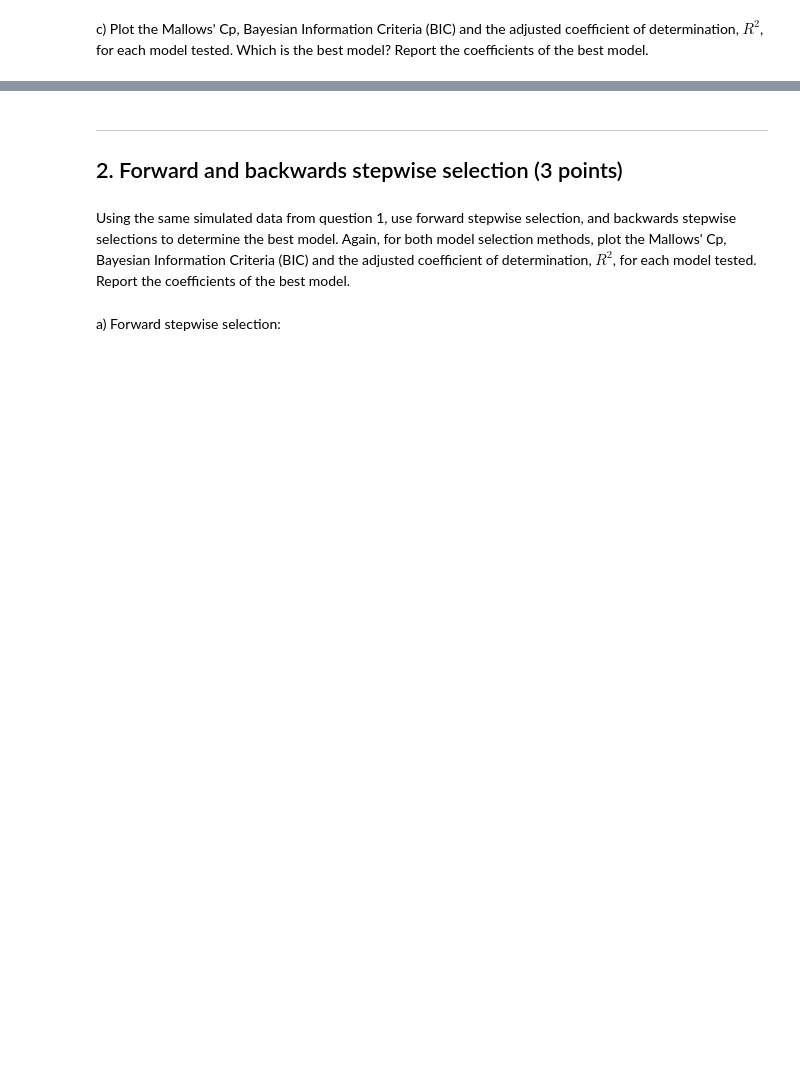
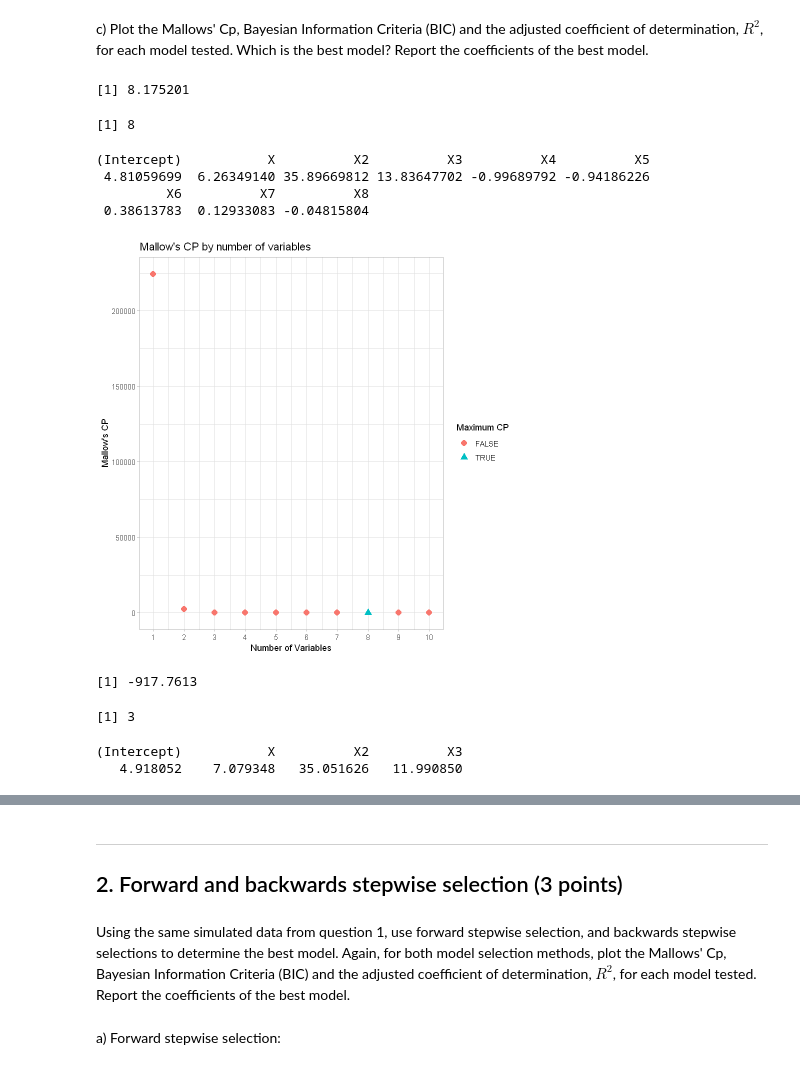
Before and after one commit to tardifmc/Tardif_DSPN_S22, a Jupyter notebook: Homework10.ipynb, the cells around one changed output, grey strips where cells are left out. Cells and saved outputs as stored; diff of their text form; code cells hidden in the pictures; blank space fills up the shorter version.

```diff
--- a/Homework10.ipynb
+++ b/Homework10.ipynb
@@ -24,12 +54,13 @@ b) Use `regsubsets()` to perform best subset selection to determine the best mod
 
 For this you will need to install and load the _leaps_ library.
 # %%
-#install.packages("leaps")
+#loop for the X^i data
+for (i in 2:10) {
+  df[paste0("X",i)] <- df$X^i
+}
+head(df)
+
 library(leaps)
-
-regfit.full <- regsubsets(Y~., df, nvmax=10) #< "nvmax" allows the model selection to include up to 19 variables (limited to 8 by default)
+regfit.full <- regsubsets(Y ~ ., df, nvmax=10)
 reg.summary <- summary(regfit.full)
 reg.summary
-
-# See what is included in the summary object
-attributes(reg.summary)
@@ -44,37 +128,54 @@ attributes(reg.summary)
 # %% [markdown]
 c) Plot the Mallows' Cp, Bayesian Information Criteria (BIC) and the adjusted coefficient of determination, $R^2$, for each model tested. Which is the best model? Report the coefficients of the best model.
 # %%
-# WRITE YOUR CODE HERE
-
-# Uncomment the model fit measures you want to look at.
-
 numvar = 1:length(reg.summary$rss)# Make a vector that lists the number of variables in sequence, from 1 to 19.
 allfalse = rep(FALSE,length(reg.summary$rss))# Starting point for an indicator that marks the best model choice for each metric.
 
-# #rss
-# rss.df <- data.frame(numvar = numvar, rss = reg.summary$rss, minrss = allfalse)
-# rss.df$minrss[which.min(reg.summary$rss)] <- TRUE
-# ggplot(rss.df,aes(x=numvar,y=rss,shape=minrss,col=minrss)) +
-#     geom_point(size=3) + theme_light() +
-#     labs(x = "Number of Variables", y = "RSS", color="Minimum RSS", shape="Minimum RSS")
+#mallow's cp
+ cp.df <- data.frame(numvar = numvar, cp <- reg.summary$cp, mincp <- allfalse)
+ cp.df$mincp[which.min(reg.summary$cp)] <- TRUE
+ ggplot(cp.df,aes(x=numvar,y=cp,shape=mincp,col=mincp)) +
+     geom_point(size=3) + theme_light() + scale_x_continuous(breaks=seq(0,10,1)) +
+     labs(x = "Number of Variables", y = "Mallow's CP", color="Maximum CP",
+          shape="Maximum CP", title = "Mallow's CP by number of variables")
+
+print(min(cp))
+which.min(cp)
+coef(regfit.full, which.min(cp))
+
+# #bic
+ bic.df <- data.frame(numvar = numvar,bic <- reg.summary$bic, minbic <- allfalse)
+ bic.df$minbic[which.min(reg.summary$bic)] <- TRUE
+ ggplot(bic.df,aes(x=numvar,y=bic,shape=minbic,col=minbic)) +
+     geom_point(size=3) + theme_light() + scale_x_continuous(breaks=seq(0,10,1)) +
+     labs(x = "Number of Variables", y = "BIC", color="Minimum BIC",
+          shape="Minimum BIC", title = "Bayesian Information Criteria (BIC) by number of variables")
+
+
+print(min(bic))
+which.min(bic)
+coef(regfit.full, which.min(bic))
 
 #adjr2
 adjr2.df <- data.frame(numvar = numvar, adjr2 <- reg.summary$adjr2, maxadjr2 <- allfalse)
 adjr2.df$maxadjr2[which.max(reg.summary$adjr2)] <- TRUE
 ggplot(adjr2.df,aes(x=numvar,y=adjr2,shape=maxadjr2,col=maxadjr2)) +
-    geom_point(size=3) + theme_light() +
-    labs(x = "Number of Variables", y = 'Adj'~R^2, color='Maximum Adj'~R^2, shape='Maximum Adj'~R^2)
+    geom_point(size=3) + theme_light() + scale_x_continuous(breaks=seq(0,10,1)) +
+    labs(x = "Number of Variables", y = 'Adj'~R^2, color='Maximum Adj'~R^2,
+         shape='Maximum Adj'~R^2, title = "Adjusted coefficient of determination R^2 by number of variables")
 
-# #mallow's cp
- cp.df <- data.frame(numvar = numvar, cp <- reg.summary$cp, mincp <- allfalse)
- cp.df$mincp[which.min(reg.summary$cp)] <- TRUE
- ggplot(cp.df,aes(x=numvar,y=cp,shape=mincp,col=mincp)) +
-     geom_point(size=3) + theme_light() +
-     labs(x = "Number of Variables", y = "Mallow's CP", color="Maximum CP", shape="Maximum CP")
-
-# #bic
- bic.df <- data.frame(numvar = numvar,bic <- reg.summary$bic, minbic <- allfalse)
- bic.df$minbic[which.min(reg.summary$bic)] <- TRUE
- ggplot(bic.df,aes(x=numvar,y=bic,shape=minbic,col=minbic)) +
-     geom_point(size=3) + theme_light() +
-     labs(x = "Number of Variables", y = "BIC", color="Minimum BIC", shape="Minimum BIC")
+print(max(adjr2))
+which.max(adjr2)
+coef(regfit.full, which.max(adjr2))
+# %% [output]
+[1] 8.175201
+[1] 8
+(Intercept)           X          X2          X3          X4          X5
+ 4.81059699  6.26349140 35.89669812 13.83647702 -0.99689792 -0.94186226
+         X6          X7          X8
+ 0.38613783  0.12933083 -0.04815804
+[figure, added]
+[1] -917.7613
+[1] 3
+(Intercept)           X          X2          X3
+   4.918052    7.079348   35.051626   11.990850
```
Also changed, not shown: parts of 14 cells of this notebook.
